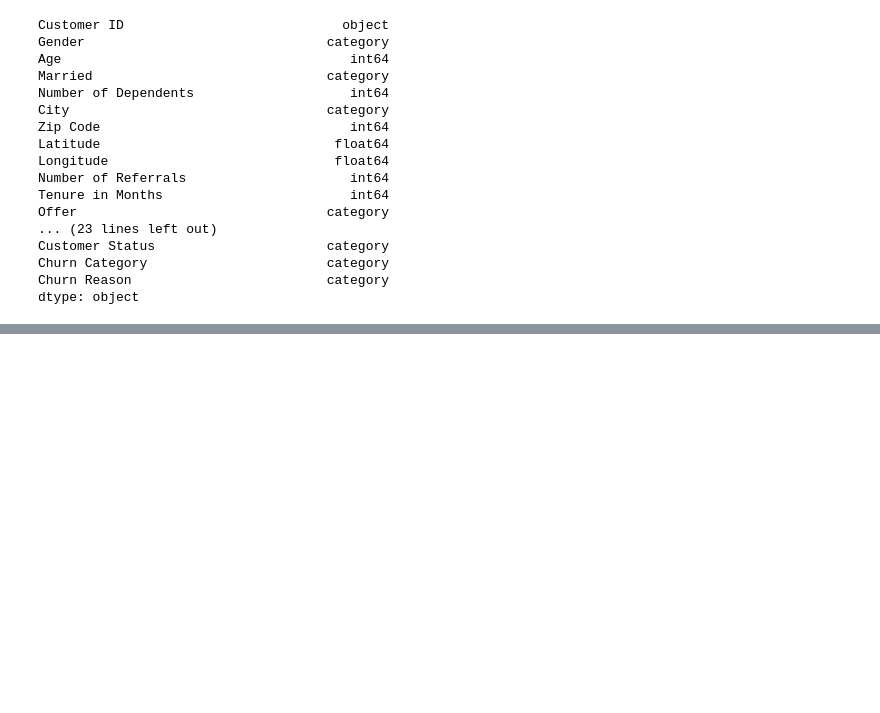
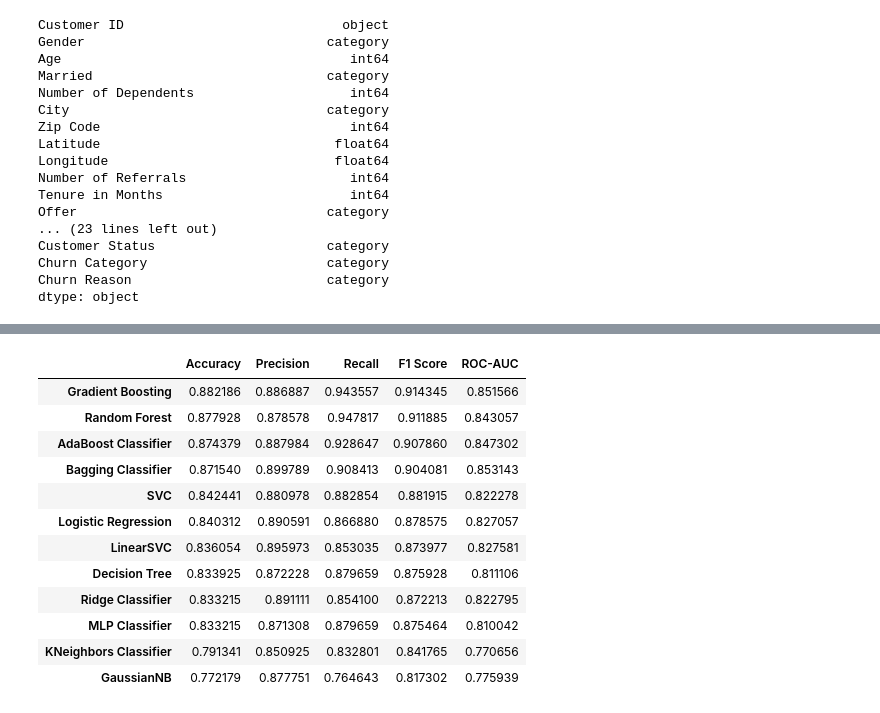
Before and after one commit to khanhgeo/DASC6910-GraduateProject, a Jupyter notebook: 02.Code/TelcoChurn EDA and Model.ipynb, the cells around one changed output, grey strips where cells are left out. Saved outputs shown, nothing was run; the diff lists cells and outputs as text; code cells hidden in the pictures; blank space fills up the shorter version.

```diff
--- a/02.Code/TelcoChurn EDA and Model.ipynb
+++ b/02.Code/TelcoChurn EDA and Model.ipynb
@@ -150,0 +333,19 @@ basic_info, summary_statistics, correlation_matrix
+# %%
+from sklearn.model_selection import train_test_split
+from sklearn.preprocessing import StandardScaler
+
+# Preparing the dataset for modeling
+# Using 'Customer Status' as the target variable, where 'Stayed' (2) and 'Churned' (0) will be used for binary classification
+X = data.drop(columns=['Customer ID', 'City', 'Zip Code', 'Latitude', 'Longitude', 'Churn Category', 'Churn Reason', 'Customer Status'])
+y = data['Customer Status'].apply(lambda x: 1 if x == 2 else 0)  # Recoding 'Stayed' as 1, 'Churned' or 'Joined' as 0 for binary classification
+
+# Splitting the dataset into training and test sets
+X_train, X_test, y_train, y_test = train_test_split(X, y, test_size=0.2, random_state=42)
+
+# Scaling the features
+scaler = StandardScaler()
+X_train_scaled = scaler.fit_transform(X_train)
+X_test_scaled = scaler.transform(X_test)
+
+# Displaying the shapes of the train and test sets
+X_train_scaled.shape, X_test_scaled.shape, y_train.shape, y_test.shape
@@ -150,0 +354,64 @@ basic_info, summary_statistics, correlation_matrix
+# %%
+from sklearn.linear_model import LogisticRegression, SGDClassifier, Perceptron, RidgeClassifier
+from sklearn.svm import SVC, NuSVC, LinearSVC
+from sklearn.neighbors import KNeighborsClassifier, RadiusNeighborsClassifier
+from sklearn.naive_bayes import GaussianNB, BernoulliNB, MultinomialNB
+from sklearn.tree import DecisionTreeClassifier
+from sklearn.ensemble import RandomForestClassifier, GradientBoostingClassifier, AdaBoostClassifier, BaggingClassifier
+from sklearn.neural_network import MLPClassifier
+
+from sklearn.metrics import accuracy_score, precision_score, recall_score, f1_score, roc_auc_score
+
+# Initializing models
+models = {
+    "Logistic Regression": LogisticRegression(max_iter=1000, random_state=42),
+    "Ridge Classifier": RidgeClassifier(random_state=42),
+    "SVC": SVC(random_state=42),
+    "LinearSVC": LinearSVC(max_iter=1000, random_state=42),
+    "KNeighbors Classifier": KNeighborsClassifier(),
+    "GaussianNB": GaussianNB(),
+    "Decision Tree": DecisionTreeClassifier(random_state=42),
+    "Random Forest": RandomForestClassifier(random_state=42),
+    "Gradient Boosting": GradientBoostingClassifier(random_state=42),
+    "AdaBoost Classifier": AdaBoostClassifier(random_state=42),
+    "Bagging Classifier": BaggingClassifier(random_state=42),
+    "MLP Classifier": MLPClassifier(max_iter=1000, random_state=42)
+}
+
+
+
+# Dictionary to hold model scores
+model_scores = {}
+
+# Training and evaluating models
+for name, model in models.items():
+    model.fit(X_train_scaled, y_train)
+    y_pred = model.predict(X_test_scaled)
+
+    # Calculating scores
+    accuracy = accuracy_score(y_test, y_pred)
+    precision = precision_score(y_test, y_pred)
+    recall = recall_score(y_test, y_pred)
+    f1 = f1_score(y_test, y_pred)
+    roc_auc = roc_auc_score(y_test, y_pred)
+
+    # Storing scores
+    model_scores[name] = {"Accuracy": accuracy, "Precision": precision, "Recall": recall, "F1 Score": f1, "ROC-AUC": roc_auc}
+
+# Displaying model scores
+model_scores_df = pd.DataFrame(model_scores).T
+model_scores_df.sort_values('Accuracy', ascending=False)
+# %% [output]
+|  | Accuracy | Precision | Recall | F1 Score | ROC-AUC |
+| Gradient Boosting | 0.882186 | 0.886887 | 0.943557 | 0.914345 | 0.851566 |
+| Random Forest | 0.877928 | 0.878578 | 0.947817 | 0.911885 | 0.843057 |
+| AdaBoost Classifier | 0.874379 | 0.887984 | 0.928647 | 0.907860 | 0.847302 |
+| Bagging Classifier | 0.871540 | 0.899789 | 0.908413 | 0.904081 | 0.853143 |
+| SVC | 0.842441 | 0.880978 | 0.882854 | 0.881915 | 0.822278 |
+| Logistic Regression | 0.840312 | 0.890591 | 0.866880 | 0.878575 | 0.827057 |
+| LinearSVC | 0.836054 | 0.895973 | 0.853035 | 0.873977 | 0.827581 |
+| Decision Tree | 0.833925 | 0.872228 | 0.879659 | 0.875928 | 0.811106 |
+| Ridge Classifier | 0.833215 | 0.891111 | 0.854100 | 0.872213 | 0.822795 |
+| MLP Classifier | 0.833215 | 0.871308 | 0.879659 | 0.875464 | 0.810042 |
+| KNeighbors Classifier | 0.791341 | 0.850925 | 0.832801 | 0.841765 | 0.770656 |
+| GaussianNB | 0.772179 | 0.877751 | 0.764643 | 0.817302 | 0.775939 |
```
Also changed, not shown: parts of 12 cells of this notebook, 1 other file.
